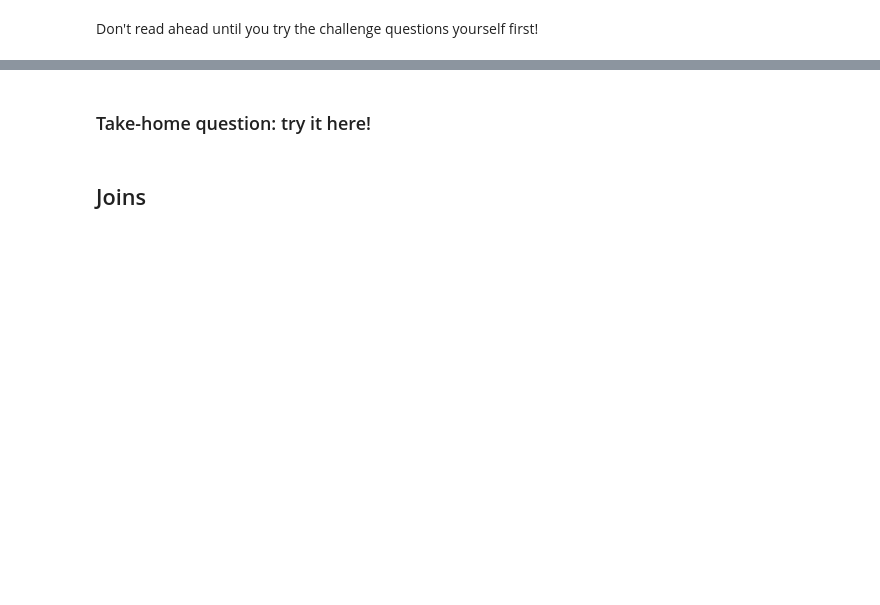
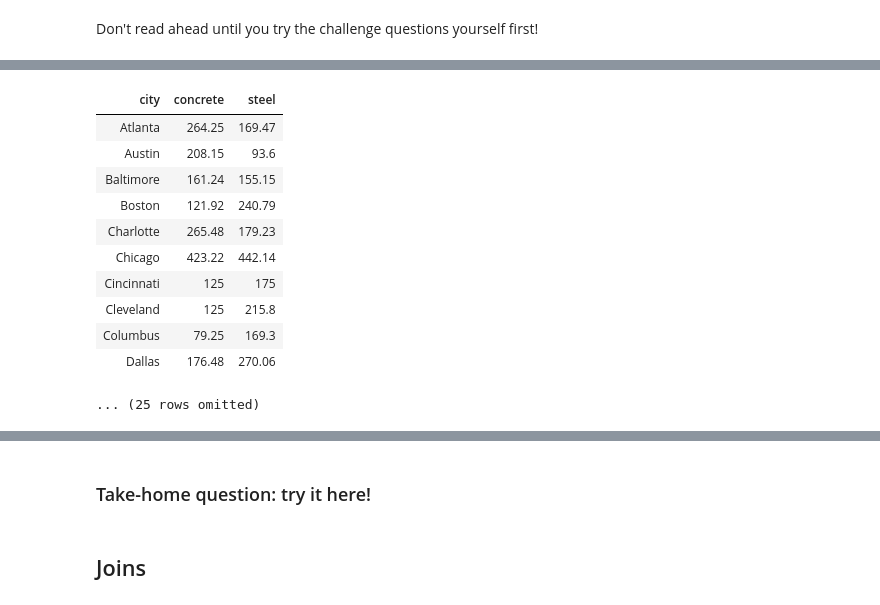
Before and after one commit to ucsb-ds/ds1-w21-content, a Jupyter notebook: lec-notebooks/lec11-live.ipynb, the cells around one changed output, grey strips where cells are left out. Drawn from its saved outputs; the diff is of its cells as text; code cells hidden in the pictures; blank space fills up the shorter version.

```diff
--- a/lec-notebooks/lec11-live.ipynb
+++ b/lec-notebooks/lec11-live.ipynb
@@ -90 +229,19 @@ sky_p.show()
+# %%
+# 1. For each city, what’s the tallest building for each material?
+sky_p = sky.pivot('material', 'city', 'height', max)
+sky_p = sky_p.drop("mixed/composite")
+sky_p
+# %% [output]
+| city | concrete | steel |
+| Atlanta | 264.25 | 169.47 |
+| Austin | 208.15 | 93.6 |
+| Baltimore | 161.24 | 155.15 |
+| Boston | 121.92 | 240.79 |
+| Charlotte | 265.48 | 179.23 |
+| Chicago | 423.22 | 442.14 |
+| Cincinnati | 125 | 175 |
+| Cleveland | 125 | 215.8 |
+| Columbus | 79.25 | 169.3 |
+| Dallas | 176.48 | 270.06 |
+... (25 rows omitted)
 # %%
```
Also changed, not shown: parts of 31 cells of this notebook.
